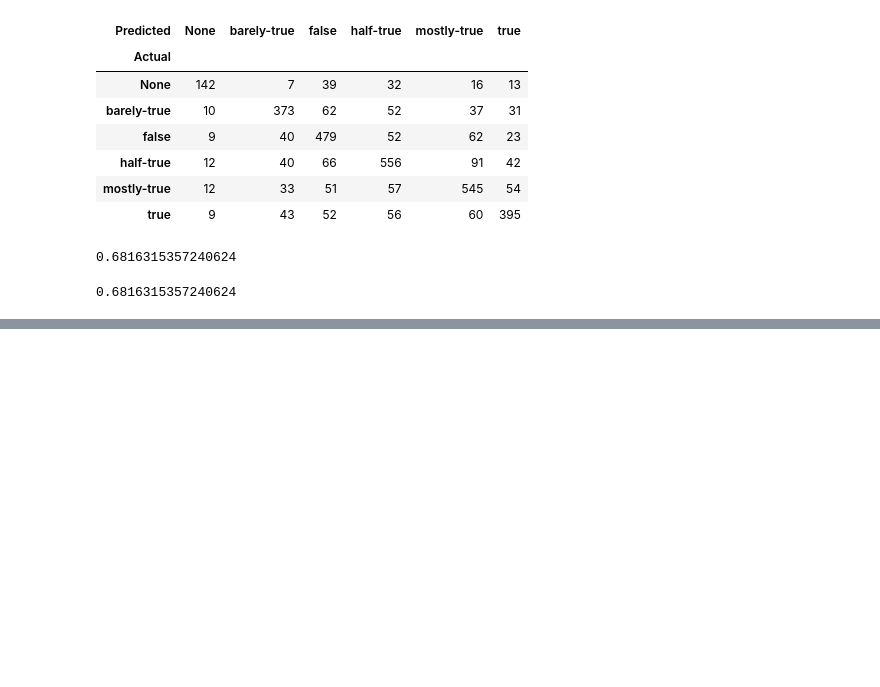
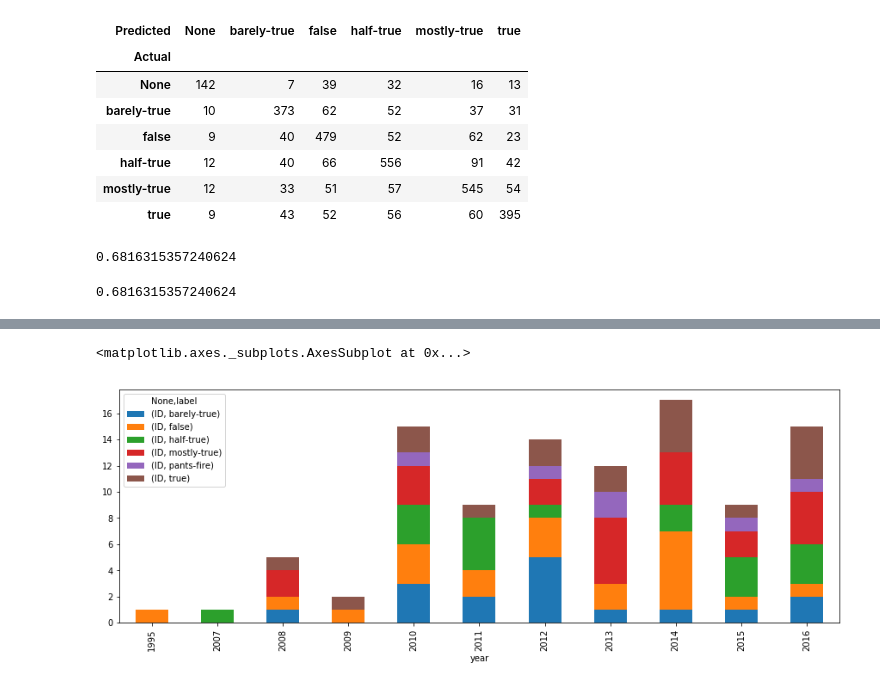
Before and after one commit to mikanikos/Features-of-Lies, a Jupyter notebook: Exploration.ipynb, the cells around one changed output, grey strips where cells are left out. Cells and saved outputs as stored; diff of their text form; code cells hidden in the pictures; blank space fills up the shorter version.

```diff
--- a/Exploration.ipynb
+++ b/Exploration.ipynb
@@ -630,0 +639,21 @@ This ends the initial Exploration of the dataset. In this notebook, we have gath
+# %%
+df = df_raw.iloc[0:100]
+
+id_col = df.ID.str[:-5]
+
+dicts = []
+for i in id_col.values:
+    url = 'https://www.politifact.com/api/v/2/statement/' + i + '/?format=json'
+    r = requests.get(url)
+    dicts.append(r.json())
+# %%
+dates = list(map(lambda x: x['statement_date'], dicts))
+year = list(map(lambda x: x[:4], dates))
+# %%
+df['year'] = year
+# %%
+breakdown = by_label(df, 'year')
+breakdown.unstack().plot(kind='bar', stacked=True, figsize=(15,5))
+# %% [output]
+<matplotlib.axes._subplots.AxesSubplot at 0x...>
+[figure, added]
```
Also changed, not shown: parts of 8 cells of this notebook.
